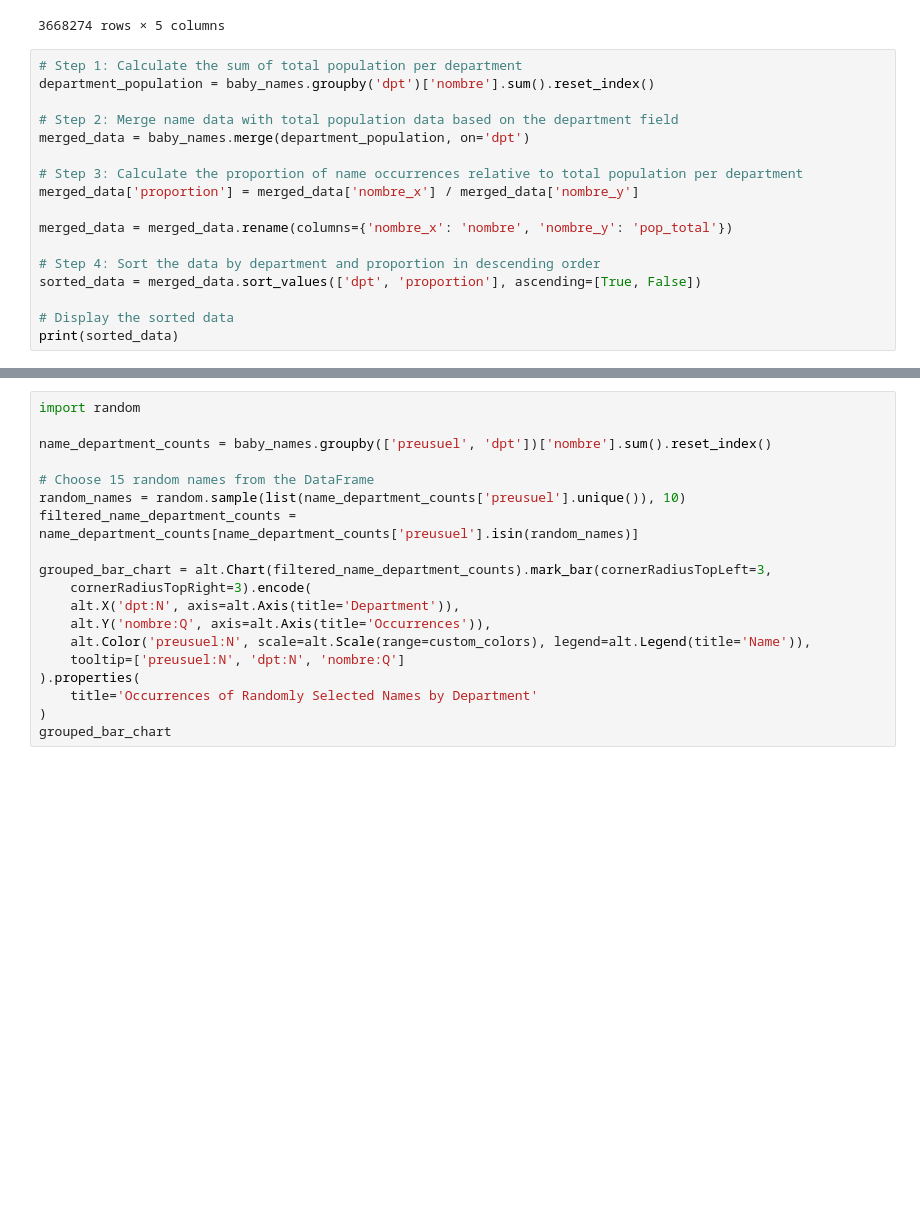
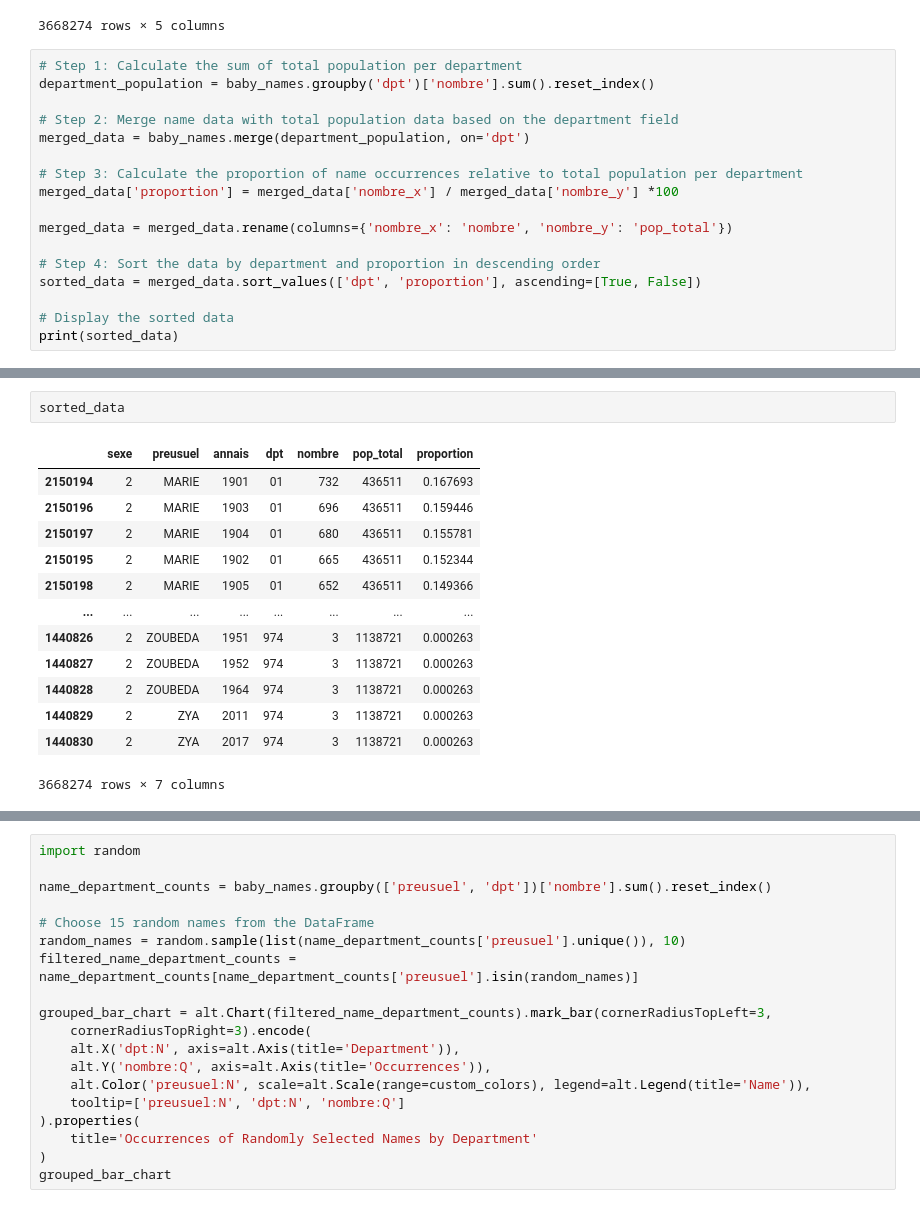
Before and after one commit to liadsantos/baby_names_visualization, a Jupyter notebook: implementations.ipynb, the cells around one changed output, grey strips where cells are left out. Cells and saved outputs as stored; diff of their text form; blank space fills up the shorter version.

```diff
--- a/implementations.ipynb
+++ b/implementations.ipynb
@@ -219,7 +267,7 @@ department_population = baby_names.groupby('dpt')['nombre'].sum().reset_index()
 merged_data = baby_names.merge(department_population, on='dpt')
 
 # Step 3: Calculate the proportion of name occurrences relative to total population per department
-merged_data['proportion'] = merged_data['nombre_x'] / merged_data['nombre_y']
+merged_data['proportion'] = merged_data['nombre_x'] / merged_data['nombre_y'] *100
 
 merged_data = merged_data.rename(columns={'nombre_x': 'nombre', 'nombre_y': 'pop_total'})
 
@@ -270,3 +328,19 @@ aria               gridDash           labelLimit        tickColor        titleBa
+# %%
+sorted_data
+# %% [output]
+|  | sexe | preusuel | annais | dpt | nombre | pop_total | proportion |
+| 2150194 | 2 | MARIE | 1901 | 01 | 732 | 436511 | 0.167693 |
+| 2150196 | 2 | MARIE | 1903 | 01 | 696 | 436511 | 0.159446 |
+| 2150197 | 2 | MARIE | 1904 | 01 | 680 | 436511 | 0.155781 |
+| 2150195 | 2 | MARIE | 1902 | 01 | 665 | 436511 | 0.152344 |
+| 2150198 | 2 | MARIE | 1905 | 01 | 652 | 436511 | 0.149366 |
+| ... | ... | ... | ... | ... | ... | ... | ... |
+| 1440826 | 2 | ZOUBEDA | 1951 | 974 | 3 | 1138721 | 0.000263 |
+| 1440827 | 2 | ZOUBEDA | 1952 | 974 | 3 | 1138721 | 0.000263 |
+| 1440828 | 2 | ZOUBEDA | 1964 | 974 | 3 | 1138721 | 0.000263 |
+| 1440829 | 2 | ZYA | 2011 | 974 | 3 | 1138721 | 0.000263 |
+| 1440830 | 2 | ZYA | 2017 | 974 | 3 | 1138721 | 0.000263 |
+3668274 rows × 7 columns
 # %%
 import pandas as pd
 import altair as alt
```
Also changed, not shown: parts of 22 cells of this notebook, 19 other files.
